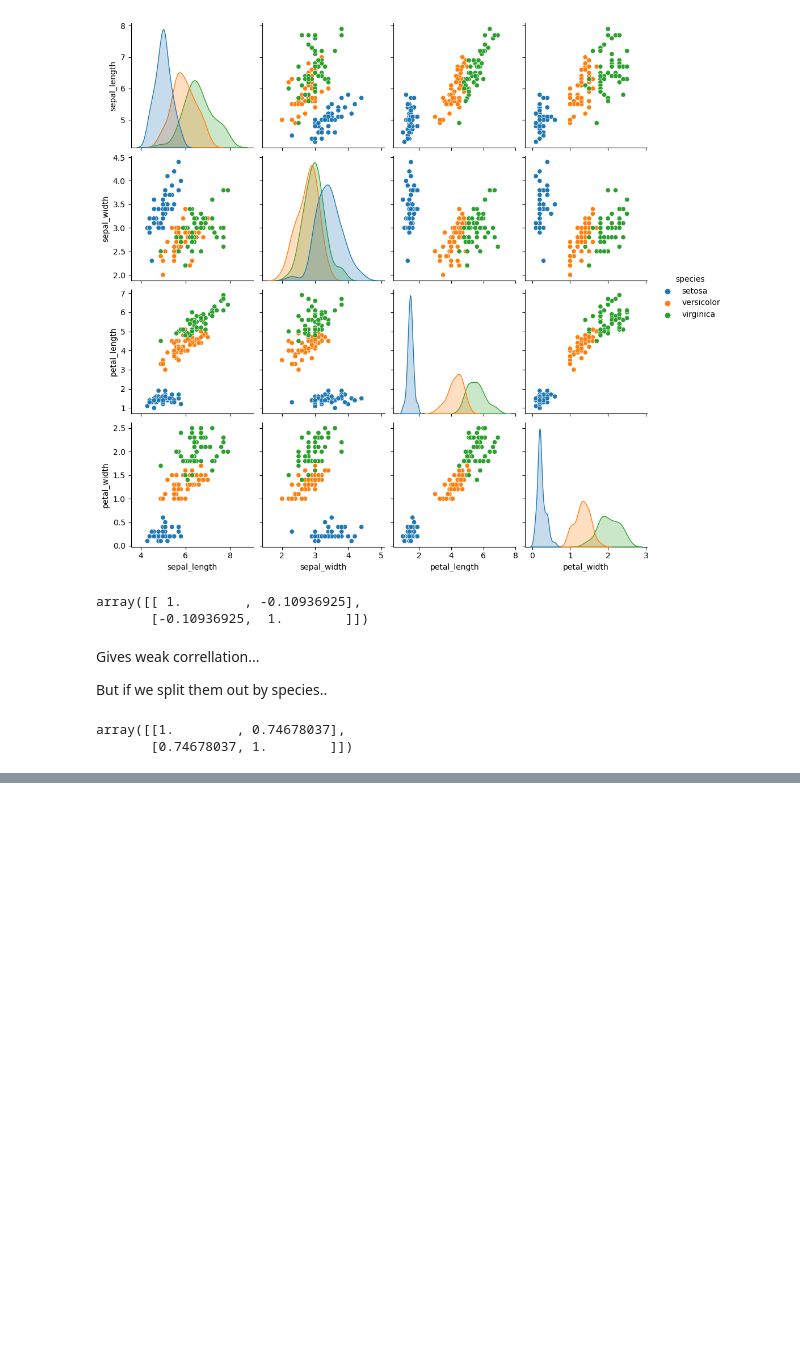
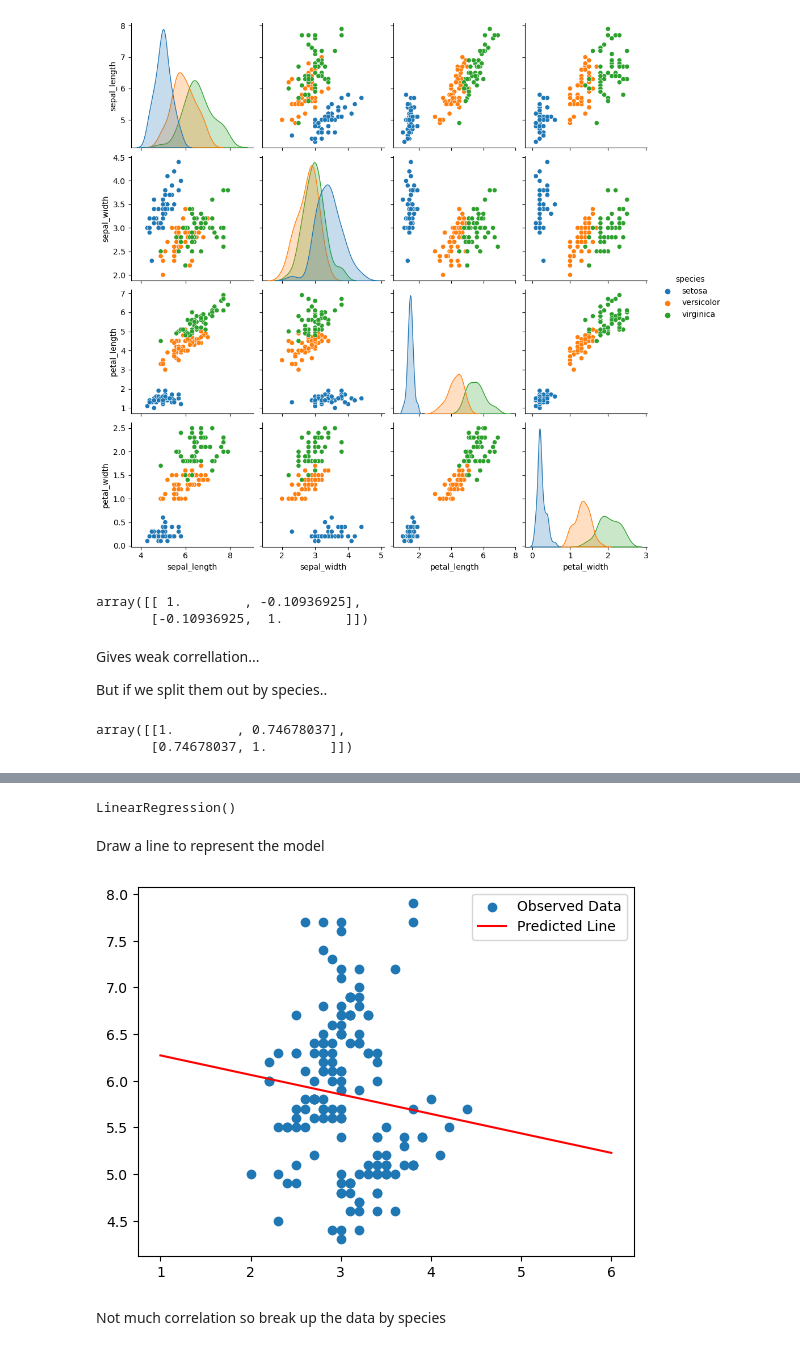
Before and after one commit to PeeBs68/mywork, a Jupyter notebook: prog_da_week7.ipynb, the cells around one changed output, grey strips where cells are left out. Drawn from its saved outputs; the diff is of its cells as text; code cells hidden in the pictures; blank space fills up the shorter version.

```diff
--- a/prog_da_week7.ipynb
+++ b/prog_da_week7.ipynb
@@ -280,0 +326,4 @@ array([[1.        , 0.74678037],
+# %%
+df = pd.read_csv("https://raw.githubusercontent.com/illinois-cse/data-fa14/gh-pages/data/iris.csv")
+import seaborn as sns
+sns.pairplot(df, hue='species')
@@ -280,0 +333,24 @@ array([[1.        , 0.74678037],
+# %%
+sW = df['sepal_width'].to_numpy() # Convert dataframe to array
+sL = df['sepal_length'].to_numpy() # Convert dataframe to array
+sW = sW.reshape(-1,1)
+sL = sL.reshape(-1,1)
+# %%
+lr = LinearRegression()
+lr.fit(sW, sL)
+# %% [output]
+LinearRegression()
+# %% [markdown]
+Draw a line to represent the model
+# %%
+sW_test = np.linspace(1,6)
+sW_testShaped = sW_test.reshape(-1,1)
+sL_testPred = lr.predict(sW_testShaped)
+plt.scatter(sW,sL)
+plt.plot(sW_test, sL_testPred, 'r')
+plt.legend(['Observed Data', 'Predicted Line'])
+plt.show()
+# %% [output]
+[figure, added]
+# %% [markdown]
+Not much correlation so break up the data by species
```
Also changed, not shown: parts of 23 cells of this notebook.
